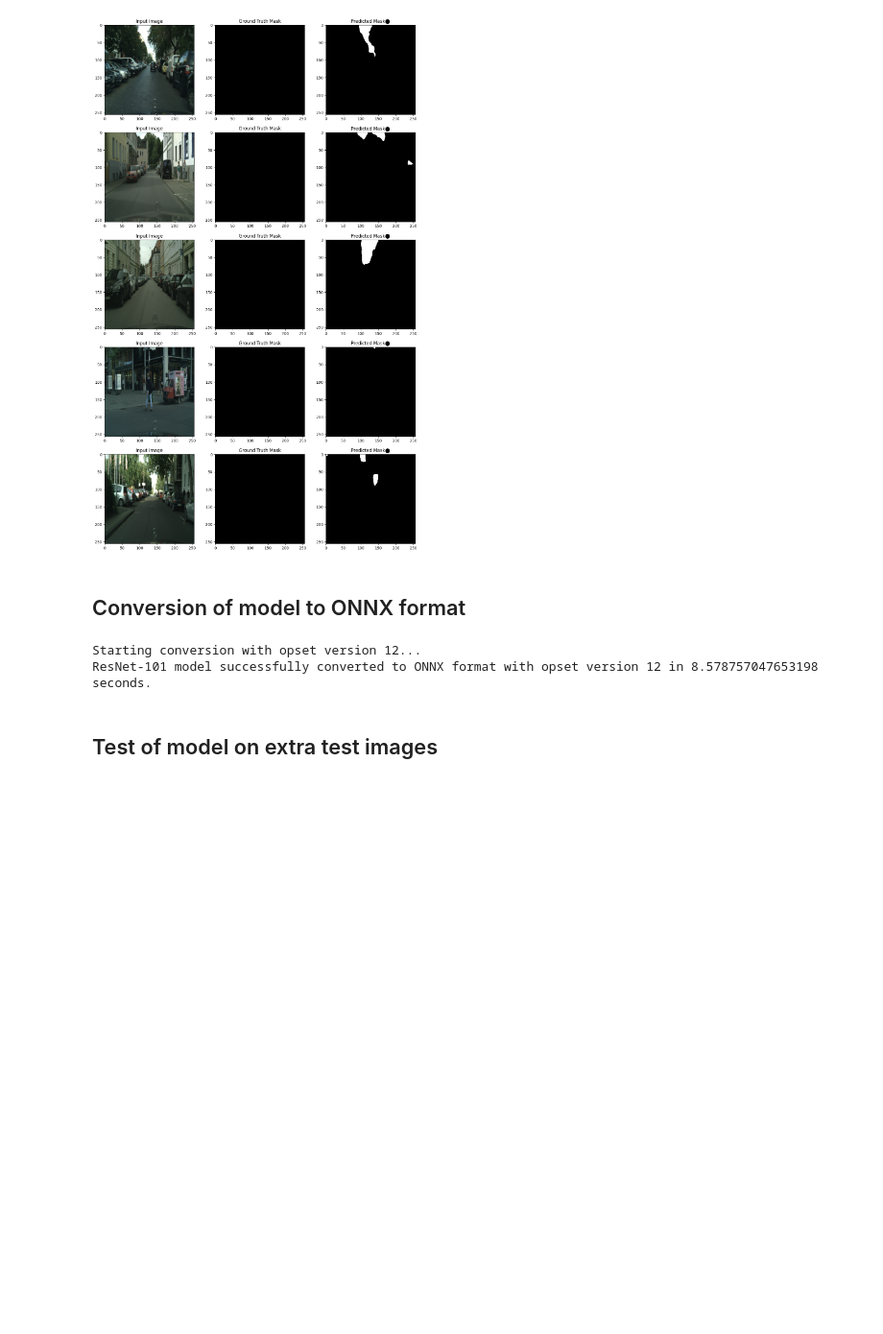
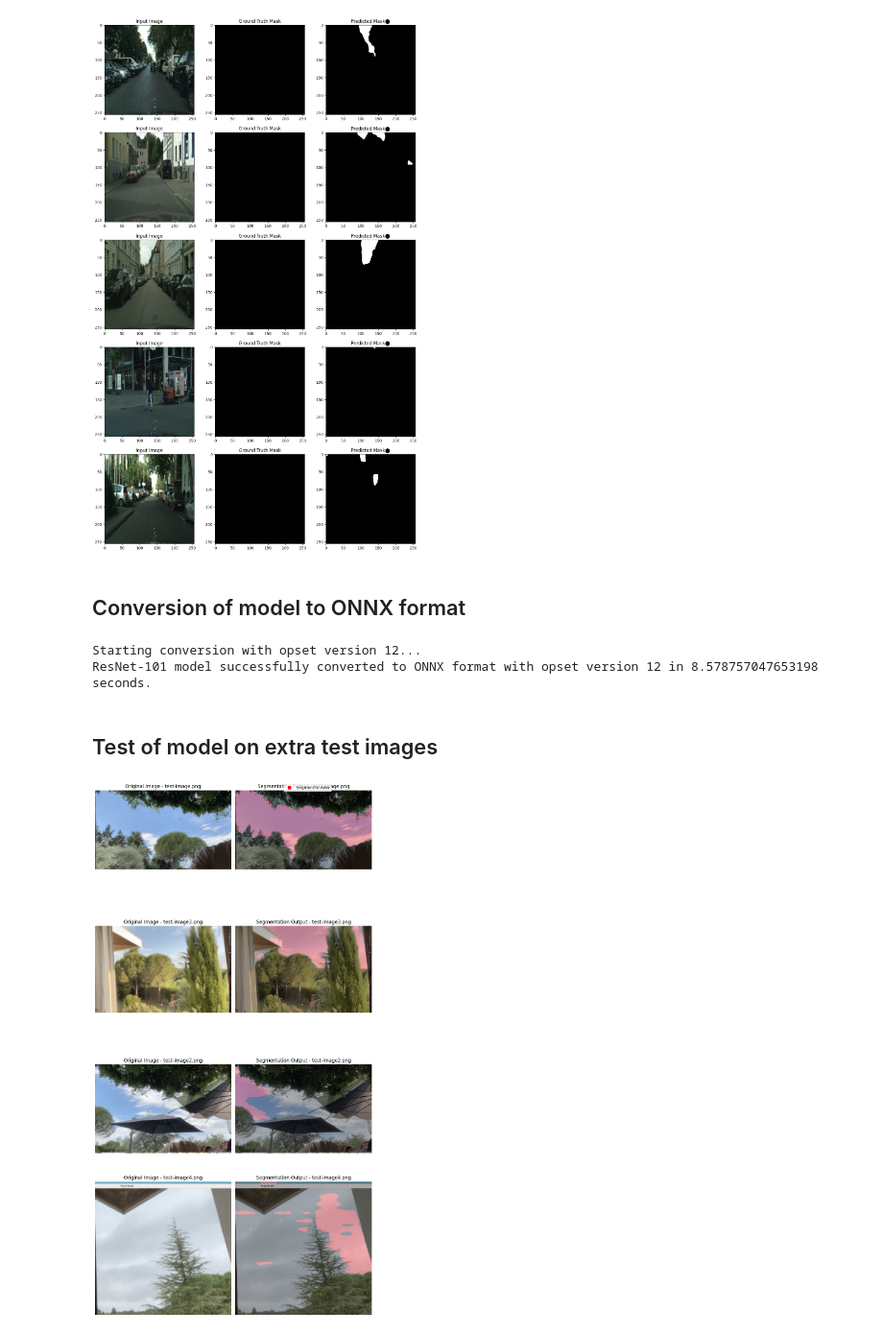
Before and after one commit to tristanleduc/stereolabs_technical_test_tristan, a Jupyter notebook: src/test.ipynb, the cells around one changed output. Shown at 96% size. Cells and saved outputs as stored; diff of their text form; code cells hidden in the pictures; blank space fills up the shorter version.

```diff
--- a/src/test.ipynb
+++ b/src/test.ipynb
@@ -143,8 +158,9 @@ def denormalize(image):
 # Load test images
 extra_test_images_path = os.path.join(os.getcwd(), '..', 'dataset', 'extra_test_images')
 extra_test_images = os.listdir(extra_test_images_path)
+if '.DS_Store' in extra_test_images:
+    extra_test_images.remove('.DS_Store')
 
-# Create a figure for the grid
 fig, axes = plt.subplots(len(extra_test_images), 2, figsize=(10, len(extra_test_images) * 5))
 
 for idx, image_name in enumerate(extra_test_images):
@@ -153,14 +169,14 @@ for idx, image_name in enumerate(extra_test_images):
     original_size = image.size  # Save the original size
     input_image = transform(image.convert('RGB')).unsqueeze(0).to(device)
 
-    # Display the original image
+    # Displaying the original image
     denormalized_image = denormalize(input_image.squeeze().permute(1, 2, 0)).cpu().numpy().clip(0, 1)
     denormalized_image = cv2.resize(denormalized_image, original_size)
     axes[idx, 0].imshow(denormalized_image)
     axes[idx, 0].set_title(f'Original Image - {image_name}')
     axes[idx, 0].axis('off')
 
-    # Perform inference
+    # Performing inference
     model.eval()
     with torch.no_grad():
         input_image = input_image.to(device)
@@ -168,39 +184,38 @@ for idx, image_name in enumerate(extra_test_images):
         output = torch.sigmoid(output)
         output = (output > 0.5).float()
 
-    # Convert the output to a numpy array
+    # Converting the output to a numpy array
     output = output.squeeze().cpu().numpy()
 
-    # Convert the output to a binary mask
     binary_mask = (output * 255).astype(np.uint8)
 
-    # Resize the output to the original image size
     binary_mask = cv2.resize(binary_mask, original_size)
 
-    # Create an outline of the segmented areas
     contours, _ = cv2.findContours(binary_mask, cv2.RETR_EXTERNAL, cv2.CHAIN_APPROX_SIMPLE)
     outline_mask = np.zeros_like(binary_mask)
     cv2.drawContours(outline_mask, contours, -1, 255, thickness=2)
 
     # Create a red mask where the segmented areas are highlighted in red
     red_mask = np.zeros_like(cv2.cvtColor(np.array(image), cv2.COLOR_RGB2BGR))
     red_mask[:, :, 2] = binary_mask
     red_outline_mask = np.zeros_like(red_mask)
     red_outline_mask[:, :, 2] = outline_mask
 
     overlay = cv2.addWeighted(cv2.cvtColor(np.array(image), cv2.COLOR_RGB2BGR), 0.7, red_mask, 0.3, 0)
     overlay = cv2.addWeighted(overlay, 1, red_outline_mask, 1, 0)
 
-    # Convert back to RGB for matplotlib
+    # Converting back to RGB for matplotlib
     overlay = cv2.cvtColor(overlay, cv2.COLOR_BGR2RGB)
 
-    # Display the output mask
+    # Displaying the output mask
     axes[idx, 1].imshow(overlay)
     axes[idx, 1].set_title(f'Segmentation Output - {image_name}')
     axes[idx, 1].axis('off')
 
 # Adjust layout and add legend
 handles = [plt.Line2D([0], [0], color='w', markerfacecolor='r', marker='s', markersize=10, label='Segmented Area')]
 fig.legend(handles=handles, loc='upper right', bbox_to_anchor=(0.85, 0.95))
 plt.tight_layout()
 plt.show()
+# %% [output]
+[figure, added]
```
Also changed, not shown: parts of 1 cell of this notebook.
